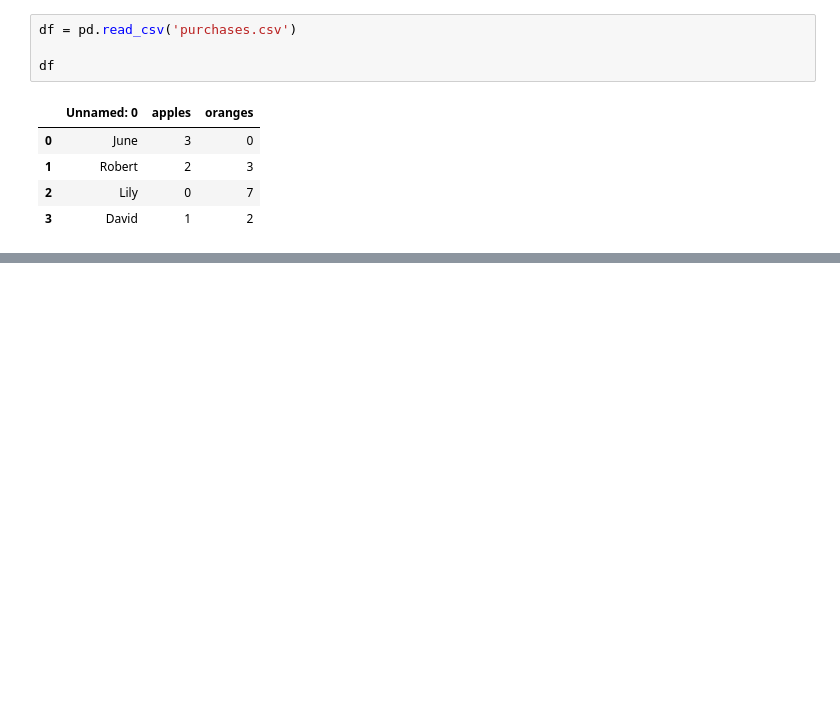
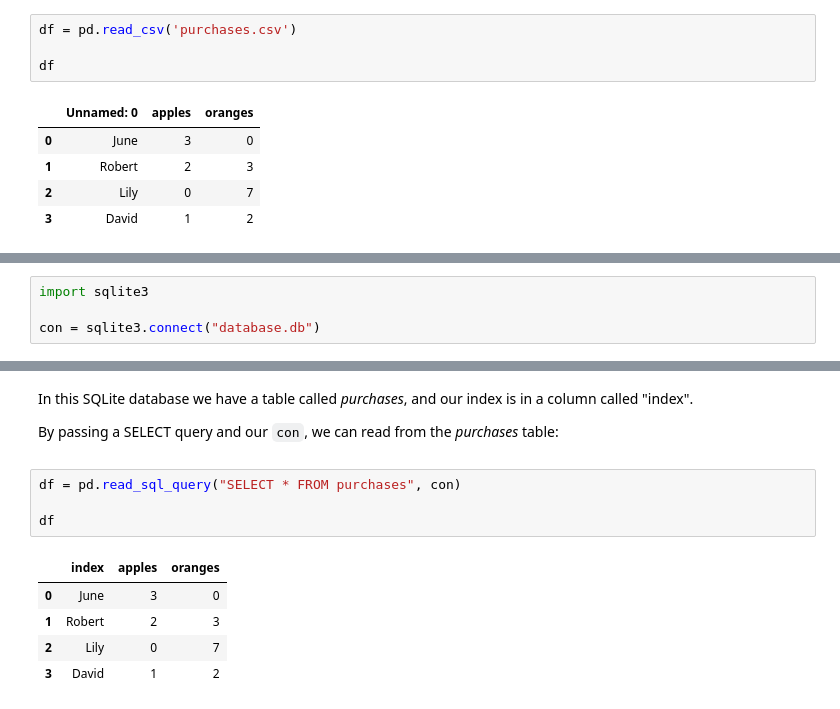
Before and after one commit to closedtuesdays/Python-Pandas-A-Complete-Introduction-for-Beginners, a Jupyter notebook: Pandas_tutorial.ipynb, the cells around one changed output, grey strips where cells are left out. Cells and saved outputs as stored; diff of their text form; blank space fills up the shorter version.

```diff
--- a/Pandas_tutorial.ipynb
+++ b/Pandas_tutorial.ipynb
@@ -79,0 +162,4 @@ df
+# %%
+import sqlite3
+
+con = sqlite3.connect("database.db")
@@ -79,0 +169,14 @@ df
+# %% [markdown]
+<p>In this SQLite database we have a table called <i>purchases</i>, and our index is in a column called "index".
+
+By passing a SELECT query and our <code>con</code>, we can read from the <i>purchases</i> table:</p>
+# %%
+df = pd.read_sql_query("SELECT * FROM purchases", con)
+
+df
+# %% [output]
+|  | index | apples | oranges |
+| 0 | June | 3 | 0 |
+| 1 | Robert | 2 | 3 |
+| 2 | Lily | 0 | 7 |
+| 3 | David | 1 | 2 |
```
Also changed, not shown: parts of 23 cells of this notebook, 4 other files.
